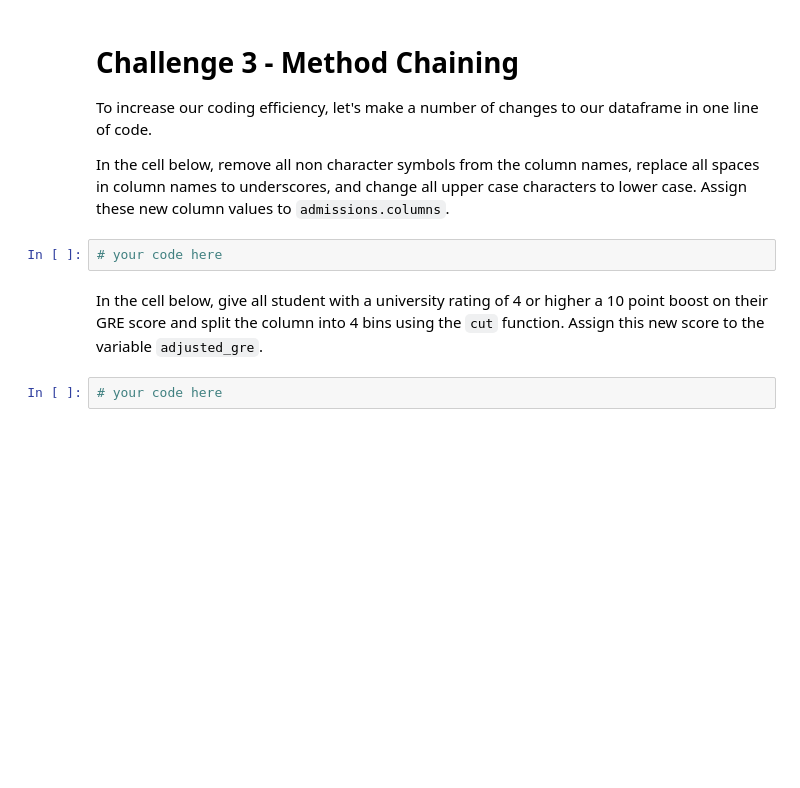
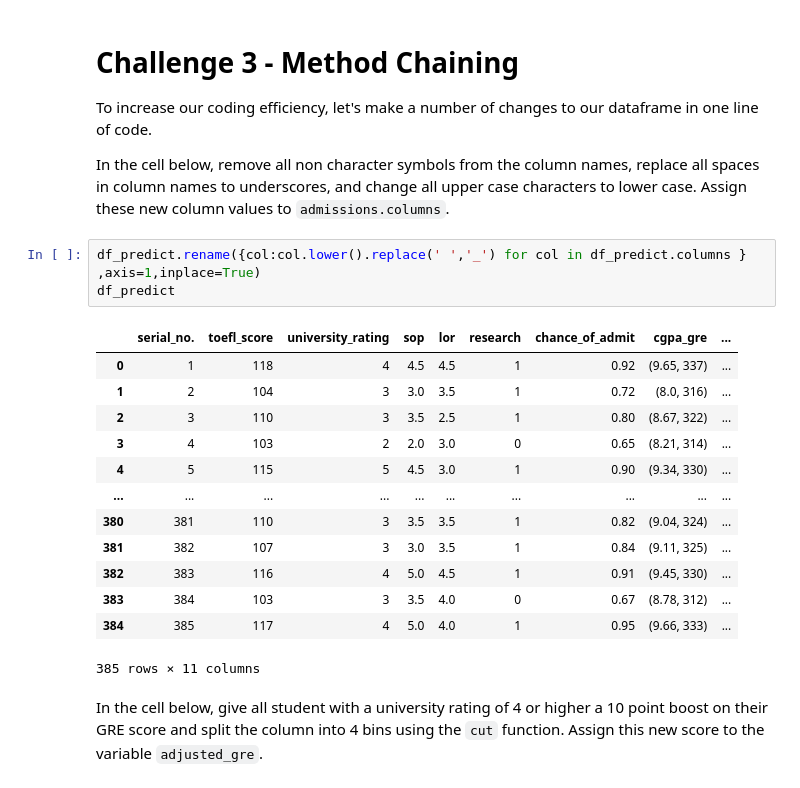
Before and after one commit to amir-h-ahmadzadeh/lab-advanced-pandas, a Jupyter notebook: your-code/main.ipynb, the cells around one changed output. Cells and saved outputs as stored; diff of their text form; blank space fills up the shorter version.

```diff
--- a/your-code/main.ipynb
+++ b/your-code/main.ipynb
@@ -259,9 +205,22 @@ How many applicants will be accepted to the program using the decision column? C
 To increase our coding efficiency, let's make a number of changes to our dataframe in one line of code.
 
 In the cell below, remove all non character symbols from the column names, replace all spaces in column names to underscores, and change all upper case characters to lower case. Assign these new column values to `admissions.columns`.
-# %%
-# your code here
+# %%
+df_predict.rename({col:col.lower().replace(' ','_') for col in df_predict.columns } ,axis=1,inplace=True)
+df_predict
+# %% [output]
+|  | serial_no. | toefl_score | university_rating | sop | lor | research | chance_of_admit | cgpa_gre | ... |
+| 0 | 1 | 118 | 4 | 4.5 | 4.5 | 1 | 0.92 | (9.65, 337) | ... |
+| 1 | 2 | 104 | 3 | 3.0 | 3.5 | 1 | 0.72 | (8.0, 316) | ... |
+| 2 | 3 | 110 | 3 | 3.5 | 2.5 | 1 | 0.80 | (8.67, 322) | ... |
+| 3 | 4 | 103 | 2 | 2.0 | 3.0 | 0 | 0.65 | (8.21, 314) | ... |
+| 4 | 5 | 115 | 5 | 4.5 | 3.0 | 1 | 0.90 | (9.34, 330) | ... |
+| ... | ... | ... | ... | ... | ... | ... | ... | ... | ... |
+| 380 | 381 | 110 | 3 | 3.5 | 3.5 | 1 | 0.82 | (9.04, 324) | ... |
+| 381 | 382 | 107 | 3 | 3.0 | 3.5 | 1 | 0.84 | (9.11, 325) | ... |
+| 382 | 383 | 116 | 4 | 5.0 | 4.5 | 1 | 0.91 | (9.45, 330) | ... |
+| 383 | 384 | 103 | 3 | 3.5 | 4.0 | 0 | 0.67 | (8.78, 312) | ... |
+| 384 | 385 | 117 | 4 | 5.0 | 4.0 | 1 | 0.95 | (9.66, 333) | ... |
+385 rows × 11 columns
 # %% [markdown]
 In the cell below, give all student with a university rating of 4 or higher a 10 point boost on their GRE score and split the column into 4 bins using the `cut` function. Assign this new score to the variable `adjusted_gre`.
-# %%
-# your code here
```
Also changed, not shown: parts of 8 cells of this notebook.
